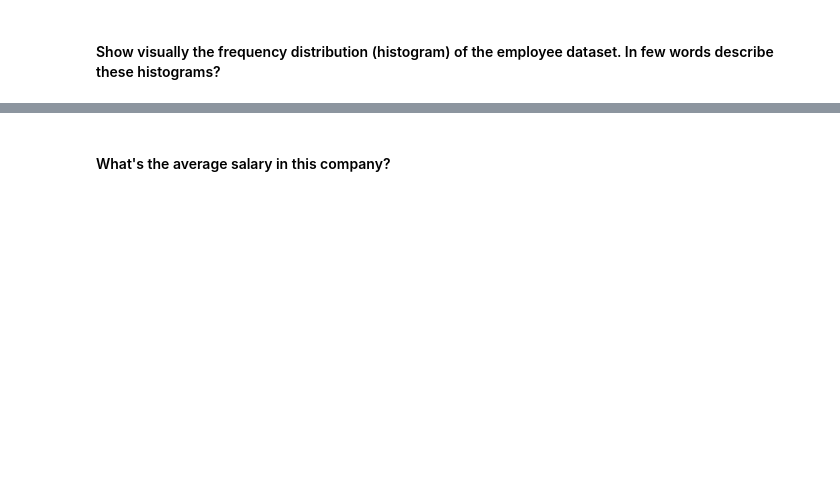
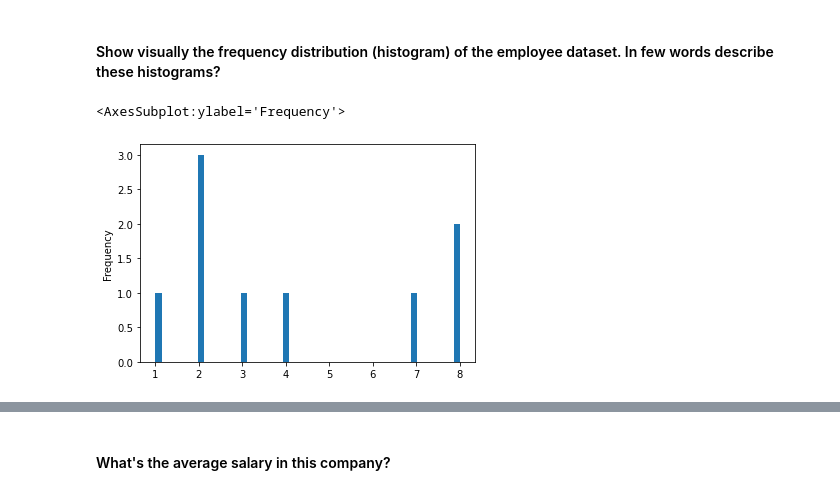
Before and after one commit to Ironhack-Data-Madrid-Octubre-2022/5.1-lab-subsetting-and-descriptive-stats, a Jupyter notebook: your-code/main.ipynb, the cells around one changed output, grey strips where cells are left out. Cells and saved outputs as stored; diff of their text form; code cells hidden in the pictures; blank space fills up the shorter version.

```diff
--- a/your-code/main.ipynb
+++ b/your-code/main.ipynb
@@ -67,0 +128,3 @@ pd.set_option('display.max_columns', None)
+# %%
+employee=pd.read_csv('Employee.csv')
+employee.head()
@@ -75,0 +166,5 @@ pd.set_option('display.max_columns', None)
+# %%
+employee.Years.plot.hist(bins=50)
+# %% [output]
+<AxesSubplot:ylabel='Frequency'>
+[figure, added]
```
Also changed, not shown: parts of 90 cells of this notebook, 2 other files.
